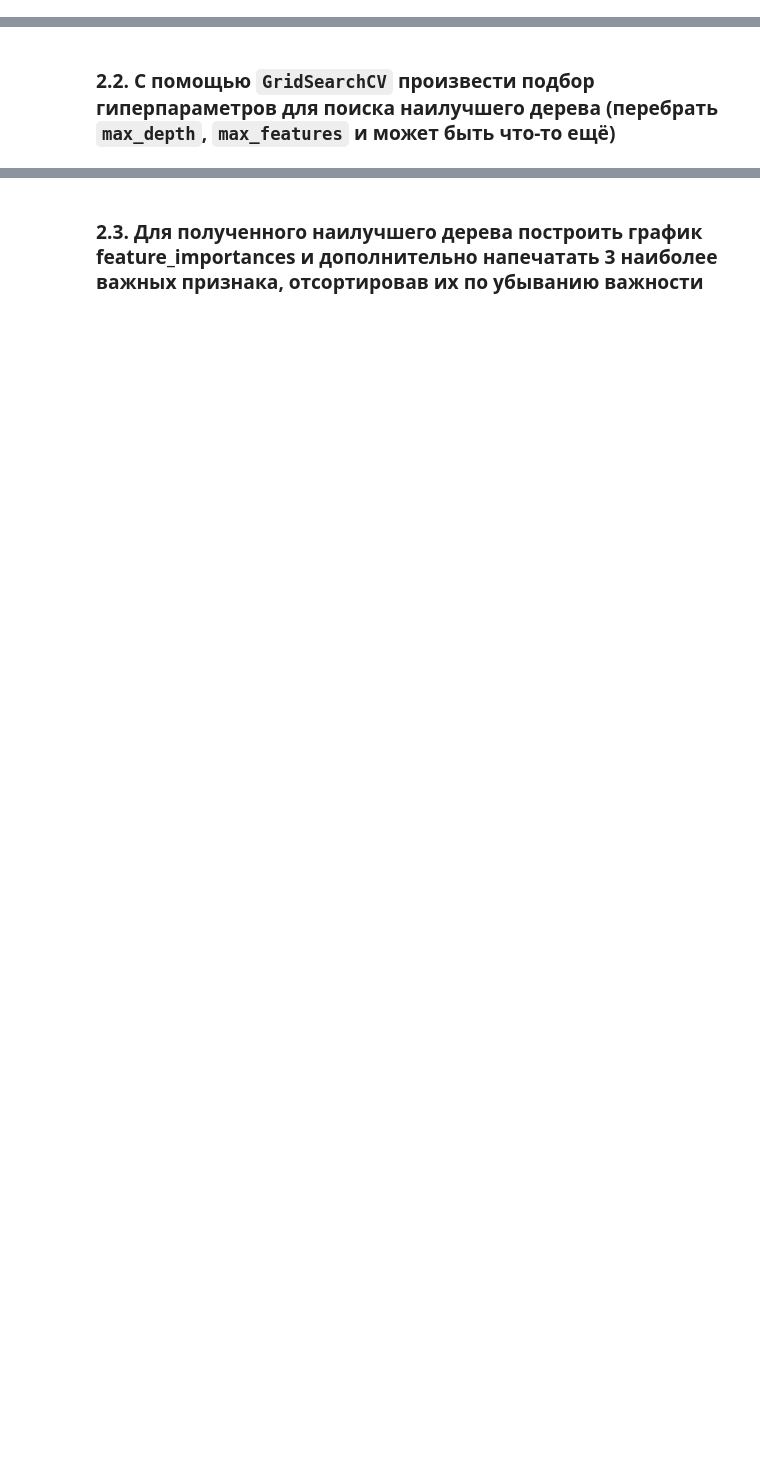
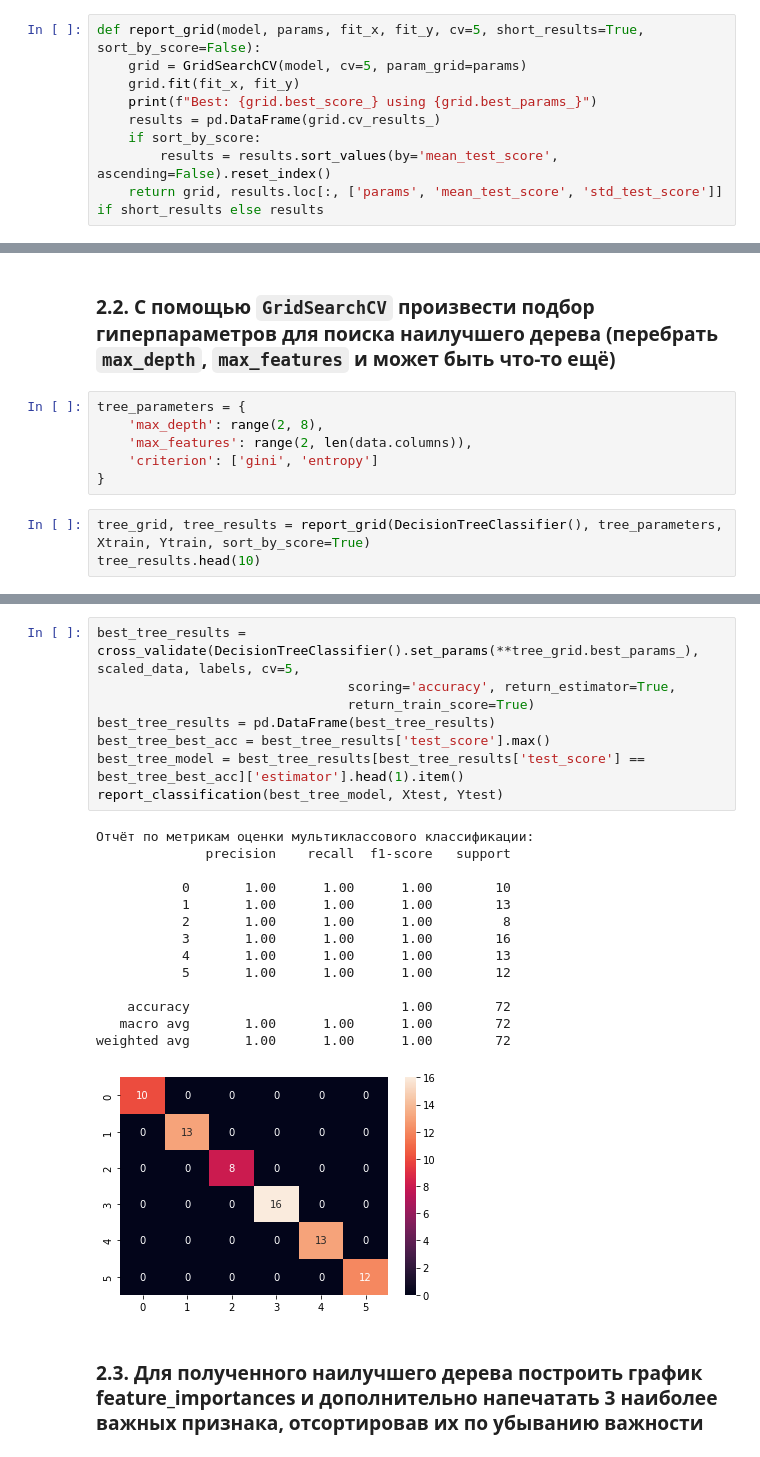
Before and after one commit to DiBoS290699/DataAnalysisTools, a Jupyter notebook: Lab4_Trees/lab_4_trees_6133_Borisov.ipynb, the cells around one changed output, grey strips where cells are left out. Saved outputs shown, nothing was run; the diff lists cells and outputs as text; blank space fills up the shorter version.

```diff
--- a/Lab4_Trees/lab_4_trees_6133_Borisov.ipynb
+++ b/Lab4_Trees/lab_4_trees_6133_Borisov.ipynb
@@ -197,0 +235,9 @@ weighted avg       0.99      0.99      0.99        72
+# %%
+def report_grid(model, params, fit_x, fit_y, cv=5, short_results=True, sort_by_score=False):
+    grid = GridSearchCV(model, cv=5, param_grid=params)
+    grid.fit(fit_x, fit_y)
+    print(f"Best: {grid.best_score_} using {grid.best_params_}")
+    results = pd.DataFrame(grid.cv_results_)
+    if sort_by_score:
+        results = results.sort_values(by='mean_test_score', ascending=False).reset_index()
+    return grid, results.loc[:, ['params', 'mean_test_score', 'std_test_score']] if short_results else results
@@ -201,2 +294,11 @@ weighted avg       0.99      0.99      0.99        72
 # %% [markdown]
 ### 2.2. С помощью `GridSearchCV` произвести подбор гиперпараметров для поиска наилучшего дерева (перебрать `max_depth`, `max_features` и может быть что-то ещё)
+# %%
+tree_parameters = {
+    'max_depth': range(2, 8),
+    'max_features': range(2, len(data.columns)),
+    'criterion': ['gini', 'entropy']
+}
+# %%
+tree_grid, tree_results = report_grid(DecisionTreeClassifier(), tree_parameters, Xtrain, Ytrain, sort_by_score=True)
+tree_results.head(10)
@@ -203,2 +318,25 @@ weighted avg       0.99      0.99      0.99        72
+# %%
+best_tree_results = cross_validate(DecisionTreeClassifier().set_params(**tree_grid.best_params_), scaled_data, labels, cv=5,
+                                scoring='accuracy', return_estimator=True,
+                                return_train_score=True)
+best_tree_results = pd.DataFrame(best_tree_results)
+best_tree_best_acc = best_tree_results['test_score'].max()
+best_tree_model = best_tree_results[best_tree_results['test_score'] == best_tree_best_acc]['estimator'].head(1).item()
+report_classification(best_tree_model, Xtest, Ytest)
+# %% [output]
+Отчёт по метрикам оценки мультиклассового классификации:
+              precision    recall  f1-score   support
+
+           0       1.00      1.00      1.00        10
+           1       1.00      1.00      1.00        13
+           2       1.00      1.00      1.00         8
+           3       1.00      1.00      1.00        16
+           4       1.00      1.00      1.00        13
+           5       1.00      1.00      1.00        12
+
+    accuracy                           1.00        72
+   macro avg       1.00      1.00      1.00        72
+weighted avg       1.00      1.00      1.00        72
+[figure, added]
 # %% [markdown]
 ### 2.3. Для полученного наилучшего дерева построить график feature_importances и дополнительно напечатать 3 наиболее важных признака, отсортировав их по убыванию важности
```
Also changed, not shown: parts of 13 cells of this notebook.
